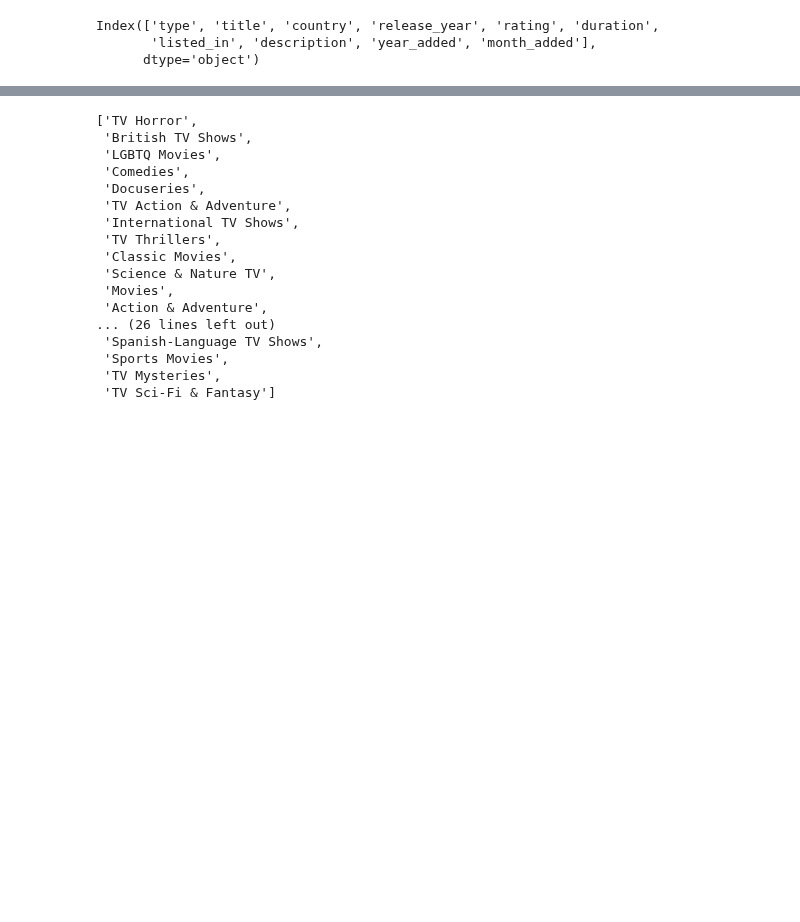
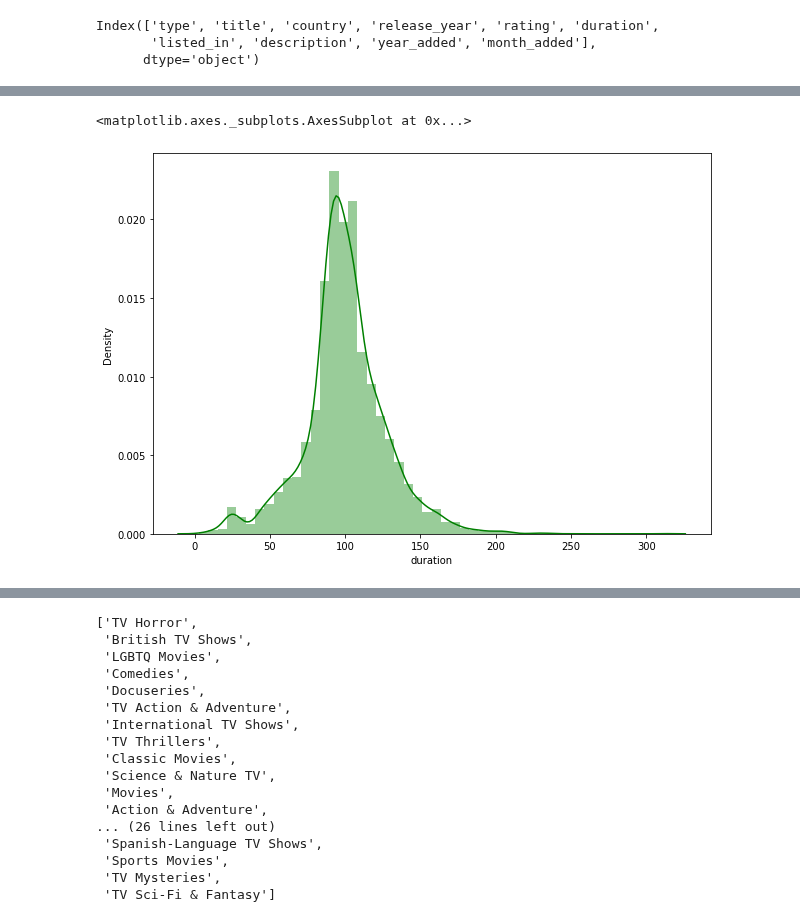
Before and after one commit to gauriagarwal18/NETFLIX_MOVIES_AND_TV_SHOWS_CLUSTERING, a Jupyter notebook: Netflix_Movies_And_Tv_Shows_Clustering_.ipynb, the cells around one changed output, grey strips where cells are left out. Saved outputs shown, nothing was run; the diff lists cells and outputs as text; code cells hidden in the pictures; blank space fills up the shorter version.

```diff
--- a/Netflix_Movies_And_Tv_Shows_Clustering_.ipynb
+++ b/Netflix_Movies_And_Tv_Shows_Clustering_.ipynb
@@ -534,0 +555,3 @@ netflix= netflix.assign(country=netflix['country'].str.split(',')).explode('coun
+# %%
+netflix["duration"]=[int(x.split(" ")[0]) for x in netflix["duration"]]
+netflix[netflix["type"]=="Movie"]["duration"].value_counts()
@@ -534,0 +571,8 @@ netflix= netflix.assign(country=netflix['country'].str.split(',')).explode('coun
+# %%
+import seaborn as sns
+fig = plt.figure(figsize=(10,7))
+sns.distplot(netflix[netflix["type"]=="Movie"]["duration"], color = 'g')
+#we can have a look that distribution of durtion of movies is a normal distribution.
+# %% [output]
+<matplotlib.axes._subplots.AxesSubplot at 0x...>
+[figure, added]
```
Also changed, not shown: parts of 8 cells of this notebook.
